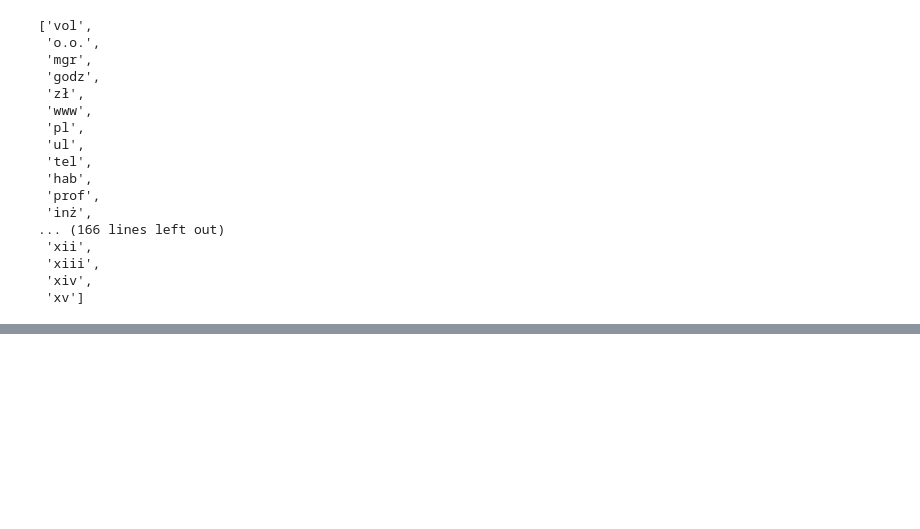
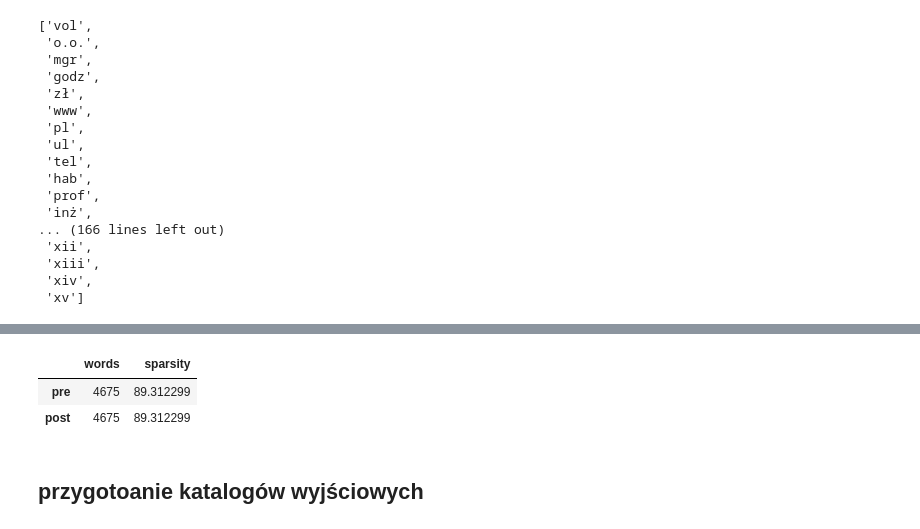
Before and after one commit to Mati5gamed/TextMiningMN, a Jupyter notebook: text_mining.ipynb, the cells around one changed output, grey strips where cells are left out. Drawn from its saved outputs; the diff is of its cells as text; code cells hidden in the pictures; blank space fills up the shorter version.

```diff
--- a/text_mining.ipynb
+++ b/text_mining.ipynb
@@ -41,0 +104,7 @@ print(json.dumps(lenghts, indent=4 ,ensure_ascii = False))
+# %%
+matrices ={
+    "pre": {
+        "words": matrix_tf.shape[1],
+        "sparsity":sparsity_tf
+    }
+}
@@ -105,2 +227,16 @@ NameError: name 'CountVectorizer' is not defined
 # %%
-#sparsity = (1 - matrix_tf.nnz)
+sparsity_tf = (1 - (matrix_tf.nnz / (matrix_tf.shape[0] * matrix_tf.shape[1]))) * 100
+# %%
+matrices["post"] = {
+    "words":matrix_tf.shape[1],
+    "sparsity": sparsity_tf
+}
+# %%
+matrices = pd.DataFrame.from_dict(matrices, orient='index')
+display(matrices)
+# %% [output]
+|  | words | sparsity |
+| pre | 4675 | 89.312299 |
+| post | 4675 | 89.312299 |
+# %% [markdown]
+## przygotoanie katalogów wyjściowych
```
Also changed, not shown: parts of 24 cells of this notebook, 40 other files.
